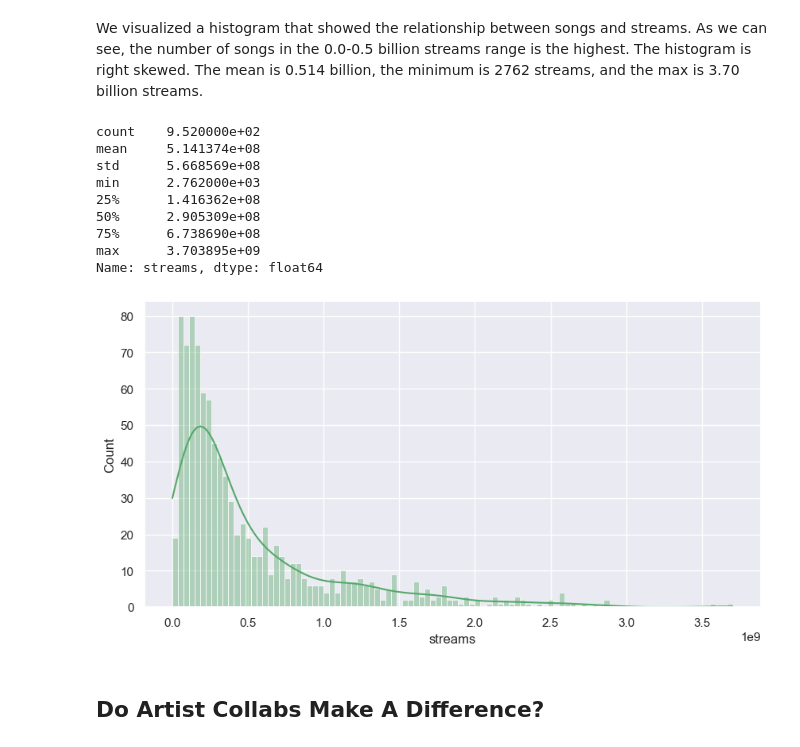
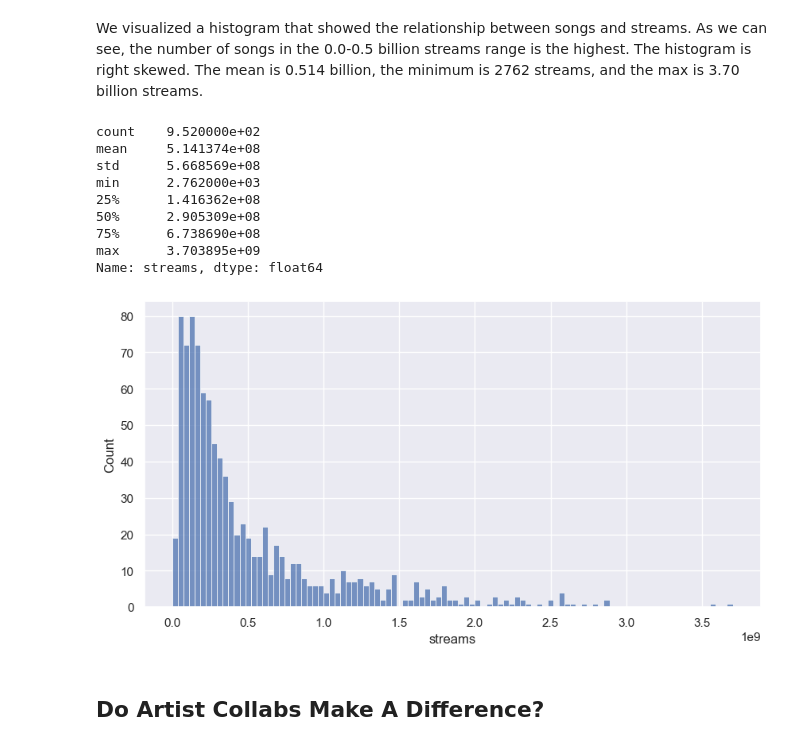
Before and after one commit to uzitak161/DS3000_Project, a Jupyter notebook: Project.EDA.ipynb, the cells around one changed output. Cells and saved outputs as stored; diff of their text form; code cells hidden in the pictures.

```diff
--- a/Project.EDA.ipynb
+++ b/Project.EDA.ipynb
@@ -197,24 +198,24 @@ We visualized a histogram that showed the relationship between songs and streams
 # %%
 print(df['streams'].describe())
 
 plt.figure(figsize=(10, 5))
 
 
-sns.histplot(data=df['streams'], color='g',bins=100, alpha=0.4, kde=True)
+sns.histplot(data=df['streams'], bins=100)
 
 #display the created plot
 plt.show()
 # %% [output]
 count    9.520000e+02
 mean     5.141374e+08
 std      5.668569e+08
 min      2.762000e+03
 25%      1.416362e+08
 50%      2.905309e+08
 75%      6.738690e+08
 max      3.703895e+09
 Name: streams, dtype: float64
-[figure, old version]
+[figure, new version]
 # %% [markdown]
 ## Do Artist Collabs Make A Difference? ##
 # %% [markdown]
```
Also changed, not shown: parts of 21 cells of this notebook.
